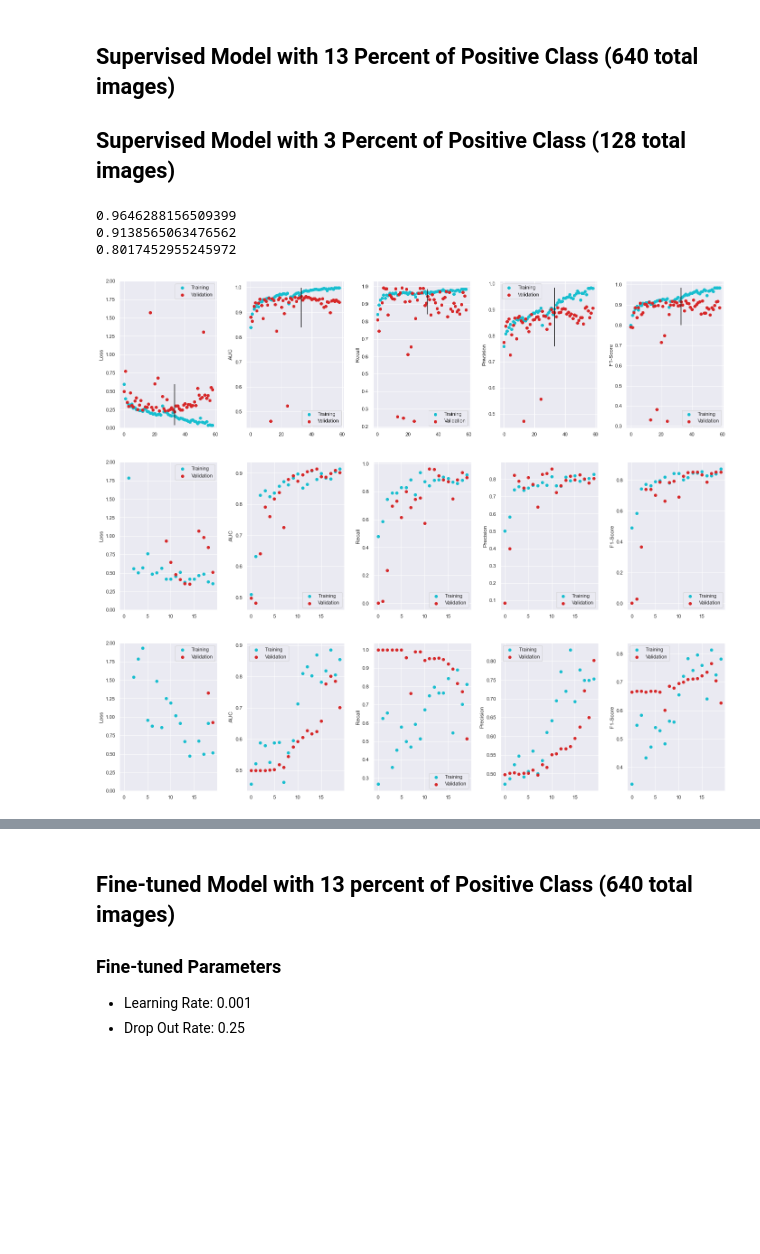
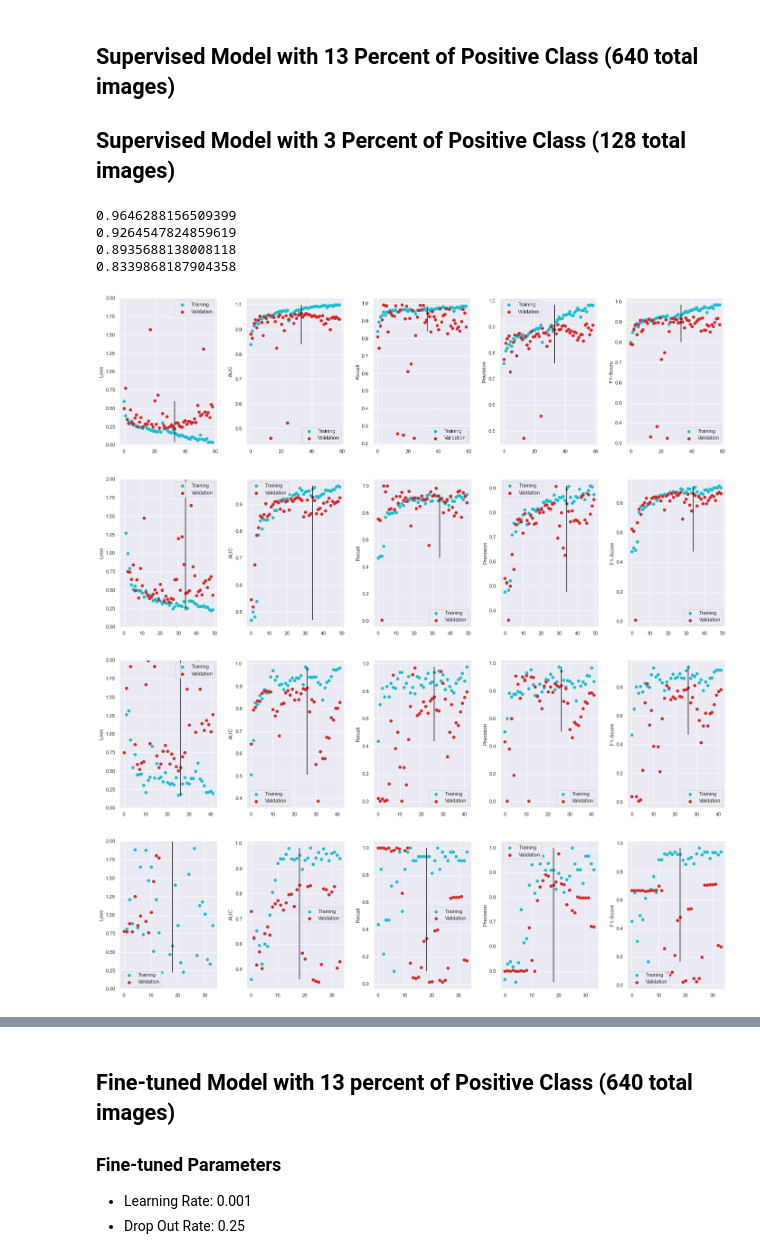
Before and after one commit to mariaauslander/capstone_fall20_irrigation, a Jupyter notebook: BigEarthData/epoch_metrics.ipynb, the cells around one changed output, grey strips where cells are left out. Saved outputs shown, nothing was run; the diff lists cells and outputs as text; code cells hidden in the pictures; blank space fills up the shorter version.

```diff
--- a/BigEarthData/epoch_metrics.ipynb
+++ b/BigEarthData/epoch_metrics.ipynb
@@ -93,7 +98,7 @@ def plot_metrics(df, early_stop=False):
     axes[a].legend()
     axes[a].set_ylabel(labels[a])
     if early_stop:
-        axes[a].vlines(df.index.values[-1]-25,
+        axes[a].vlines(df.index.values[-1]-early_stop,
                    df[metrics[a]].min(),
                    df[metrics[a]].max())
 
@@ -118,7 +123,7 @@ def plot_metrics(df, early_stop=False):
   axes[-1].legend()
   axes[-1].set_ylabel(labels[-1])
   if early_stop:
-    axes[-1].vlines(df.index.values[-1]-25,
+    axes[-1].vlines(df.index.values[-1]-early_stop,
                        f1_score.min(),
                        f1_score.max())
   plt.subplots_adjust(wspace=0.30)
@@ -136,13 +141,20 @@ plot_metrics(pd.read_pickle(os.path.join(model_path, 'pooled_inception_balanced_
 ## Supervised Model with 13 Percent of Positive Class (640 total images)
 ## Supervised Model with 3 Percent of Positive Class (128 total images)
 # %%
-plot_metrics(pd.read_pickle(os.path.join(model_path, 'pooled_inceptionv3_balanced_val_0.pkl')), early_stop=True)
-plot_metrics(pd.read_pickle(os.path.join(model_path, 'ResNet101V2_bl_13percent.pkl')))
-plot_metrics(pd.read_pickle(os.path.join(model_path, 'ResNet101V2_bl_3percent.pkl')))
+# 100% Training Data
+plot_metrics(pd.read_pickle(os.path.join(model_path, 'pooled_inceptionv3_balanced_val_0.pkl')), early_stop=25)
+# 10% Training Data (1024 total images)
+plot_metrics(pd.read_pickle(os.path.join(model_path, 'sup_irr_10p_lr0001.pkl')), early_stop=15)
+# 3% Training Data (256 total images)
+plot_metrics(pd.read_pickle(os.path.join(model_path, 'sup_irr_3p_lr0001.pkl')), early_stop=15)
+# 1% Training Data (64 total images)
+plot_metrics(pd.read_pickle(os.path.join(model_path, 'sup_irr_1p_lr0001.pkl')), early_stop=15)
 # %% [output]
 0.9646288156509399
-0.9138565063476562
-0.8017452955245972
+0.9264547824859619
+0.8935688138008118
+0.8339868187904358
 [figure]
-[figure, old version]
+[figure, new version]
-[figure, old version]
+[figure, new version]
+[figure, added]
```
Also changed, not shown: parts of 37 cells of this notebook, 10 other files.
